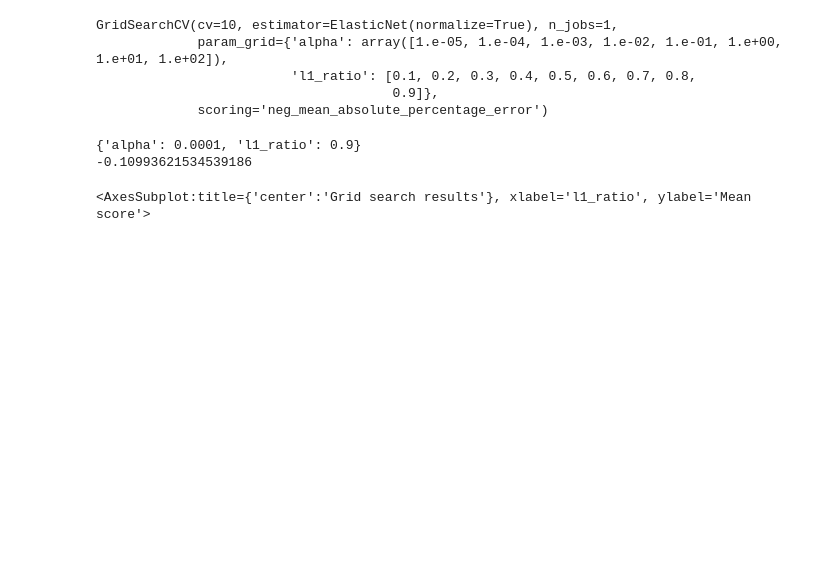
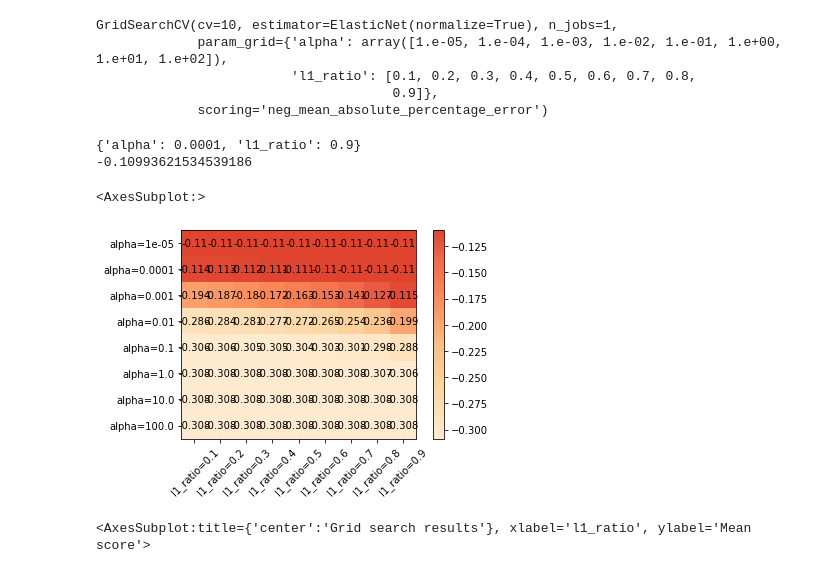
Before and after one commit to harryzyz/ISYE6740GroupProject, a Jupyter notebook: harryModeling.ipynb, the cells around one changed output. Drawn from its saved outputs; the diff is of its cells as text; code cells hidden in the pictures; blank space fills up the shorter version.

```diff
--- a/harryModeling.ipynb
+++ b/harryModeling.ipynb
@@ -317,6 +346,11 @@ print(search_ELN.best_score_)
 # %% [output]
 {'alpha': 0.0001, 'l1_ratio': 0.9}
 -0.10993621534539186
+# %%
+plot.grid_search(search_ELN.cv_results_, change=('l1_ratio', 'alpha'))
+# %% [output]
+<AxesSubplot:>
+[figure, added]
 # %%
 grid_scores_eln = search_ELN.cv_results_
 plot.grid_search(grid_scores_eln, change='l1_ratio',kind='bar')
```
Also changed, not shown: parts of 3 cells of this notebook.
